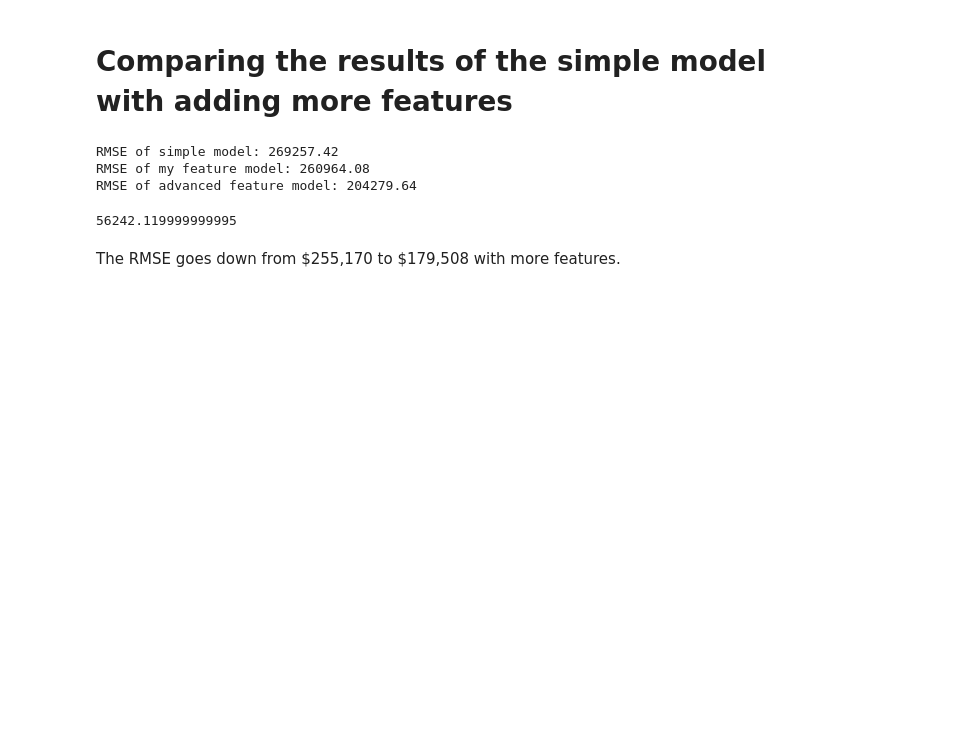
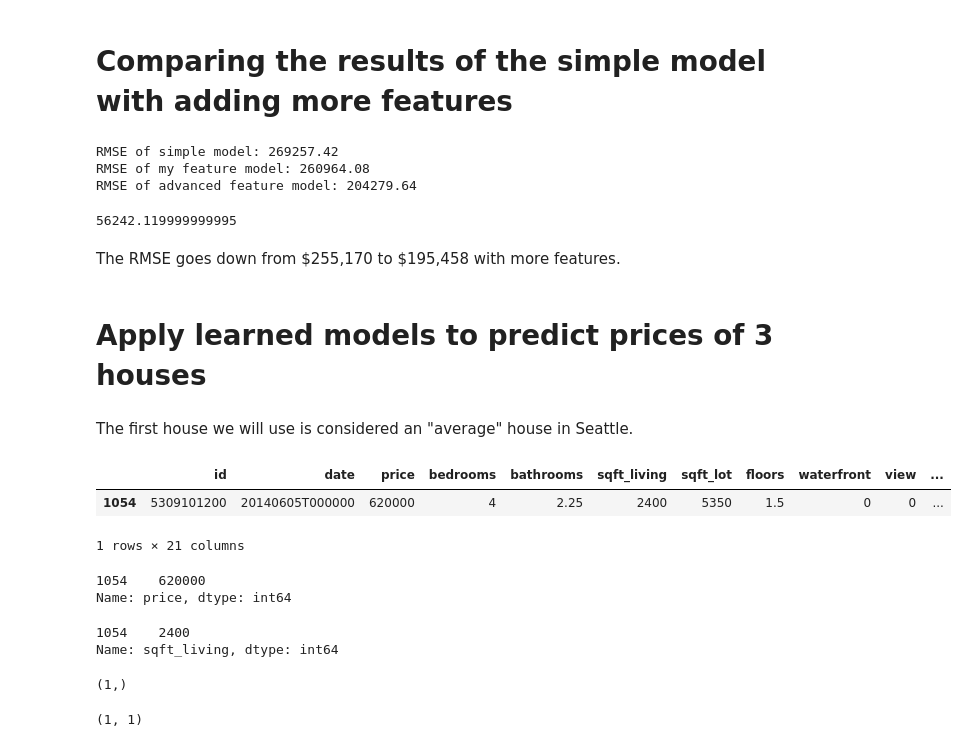
Before and after one commit to Estefaniajim/Machine-Learning-Projects, a Jupyter notebook: Machine Learning Foundations Coursera/A Case Study Approach Week 1/Predicting house prices.ipynb, the cells around one changed output. Drawn from its saved outputs; the diff is of its cells as text; code cells hidden in the pictures; blank space fills up the shorter version.

Commit message:
Updated Predicting House Prices notebook

```diff
--- a/Machine Learning Foundations Coursera/A Case Study Approach Week 1/Predicting house prices.ipynb
+++ b/Machine Learning Foundations Coursera/A Case Study Approach Week 1/Predicting house prices.ipynb
@@ -340,4 +340,34 @@ RMSE of advanced feature model: 204279.64
 # %% [output]
 56242.119999999995
 # %% [markdown]
-The RMSE goes down from \$255,170 to \$179,508 with more features.
+The RMSE goes down from \$255,170 to \$195,458 with more features.
+# %% [markdown]
+# Apply learned models to predict prices of 3 houses
+# %% [markdown]
+The first house we will use is considered an "average" house in Seattle.
+# %%
+house1 = sales[sales['id']==5309101200]
+# %%
+house1
+# %% [output]
+|  | id | date | price | bedrooms | bathrooms | sqft_living | sqft_lot | floors | waterfront | view | ... |
+| 1054 | 5309101200 | 20140605T000000 | 620000 | 4 | 2.25 | 2400 | 5350 | 1.5 | 0 | 0 | ... |
+1 rows × 21 columns
+# %%
+print (house1['price'])
+# %% [output]
+1054    620000
+Name: price, dtype: int64
+# %%
+house1['sqft_living']
+# %% [output]
+1054    2400
+Name: sqft_living, dtype: int64
+# %%
+house1['sqft_living'].shape
+# %% [output]
+(1,)
+# %%
+house1['sqft_living'].values.reshape(-1,1).shape
+# %% [output]
+(1, 1)
```
Also changed, not shown: parts of 8 cells of this notebook, 3 other files.
